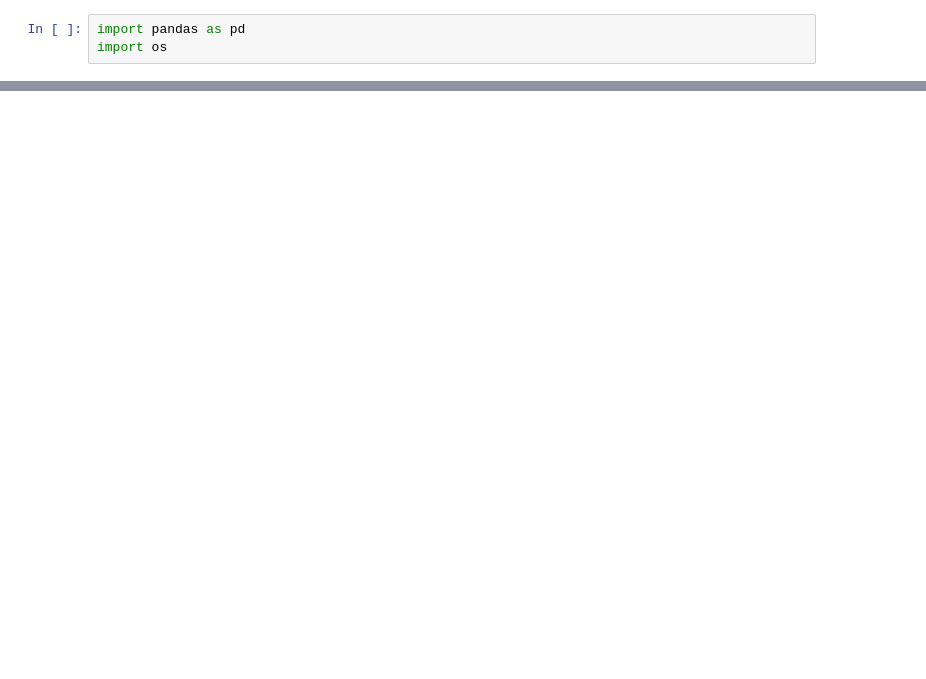
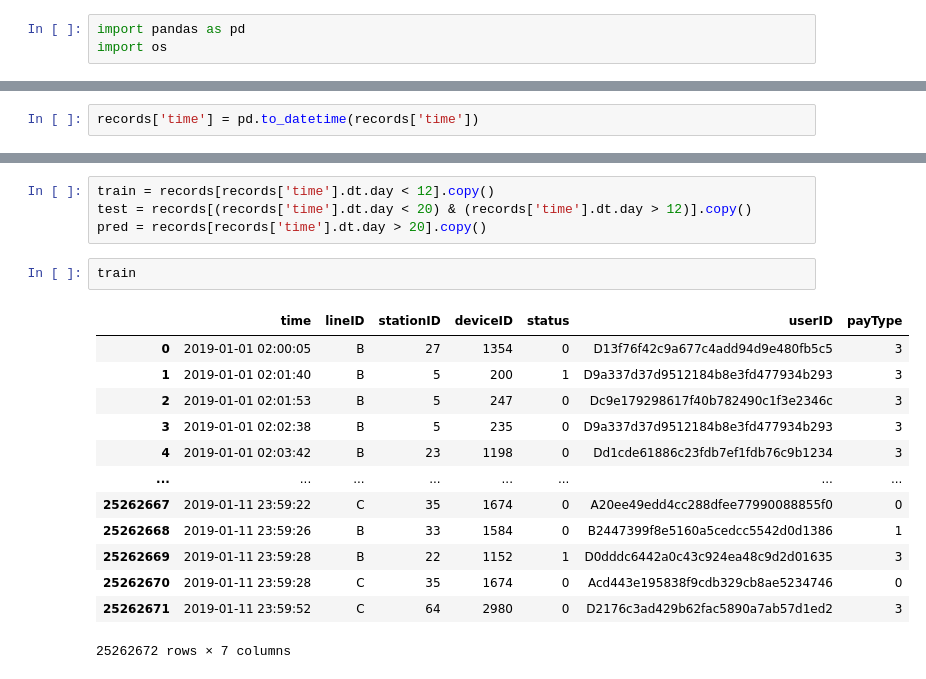
Before and after one commit to quiquecueto/TFM-Intelligent-Systems, a Jupyter notebook: TFM_project.ipynb, the cells around one changed output, grey strips where cells are left out. Drawn from its saved outputs; the diff is of its cells as text; blank space fills up the shorter version.

```diff
--- a/TFM_project.ipynb
+++ b/TFM_project.ipynb
@@ -67,0 +72,2 @@ data.head(10)
+# %%
+records['time'] = pd.to_datetime(records['time'])
@@ -67,0 +101,20 @@ data.head(10)
+# %%
+train = records[records['time'].dt.day < 12].copy()
+test = records[(records['time'].dt.day < 20) & (records['time'].dt.day > 12)].copy()
+pred = records[records['time'].dt.day > 20].copy()
+# %%
+train
+# %% [output]
+|  | time | lineID | stationID | deviceID | status | userID | payType |
+| 0 | 2019-01-01 02:00:05 | B | 27 | 1354 | 0 | D13f76f42c9a677c4add94d9e480fb5c5 | 3 |
+| 1 | 2019-01-01 02:01:40 | B | 5 | 200 | 1 | D9a337d37d9512184b8e3fd477934b293 | 3 |
+| 2 | 2019-01-01 02:01:53 | B | 5 | 247 | 0 | Dc9e179298617f40b782490c1f3e2346c | 3 |
+| 3 | 2019-01-01 02:02:38 | B | 5 | 235 | 0 | D9a337d37d9512184b8e3fd477934b293 | 3 |
+| 4 | 2019-01-01 02:03:42 | B | 23 | 1198 | 0 | Dd1cde61886c23fdb7ef1fdb76c9b1234 | 3 |
+| ... | ... | ... | ... | ... | ... | ... | ... |
+| 25262667 | 2019-01-11 23:59:22 | C | 35 | 1674 | 0 | A20ee49edd4cc288dfee77990088855f0 | 0 |
+| 25262668 | 2019-01-11 23:59:26 | B | 33 | 1584 | 0 | B2447399f8e5160a5cedcc5542d0d1386 | 1 |
+| 25262669 | 2019-01-11 23:59:28 | B | 22 | 1152 | 1 | D0dddc6442a0c43c924ea48c9d2d01635 | 3 |
+| 25262670 | 2019-01-11 23:59:28 | C | 35 | 1674 | 0 | Acd443e195838f9cdb329cb8ae5234746 | 0 |
+| 25262671 | 2019-01-11 23:59:52 | C | 64 | 2980 | 0 | D2176c3ad429b62fac5890a7ab57d1ed2 | 3 |
+25262672 rows × 7 columns
```
Also changed, not shown: parts of 17 cells of this notebook.
